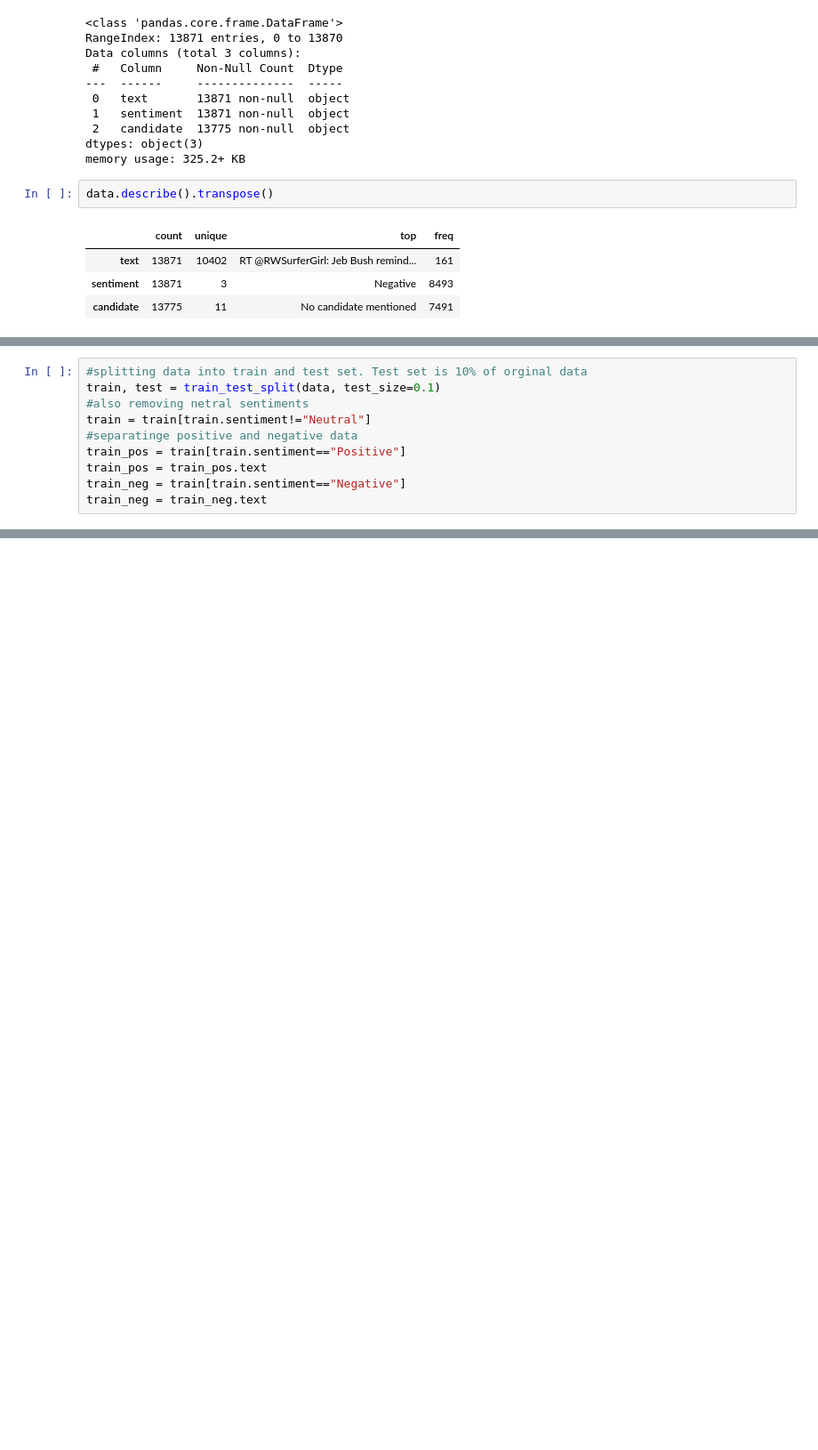
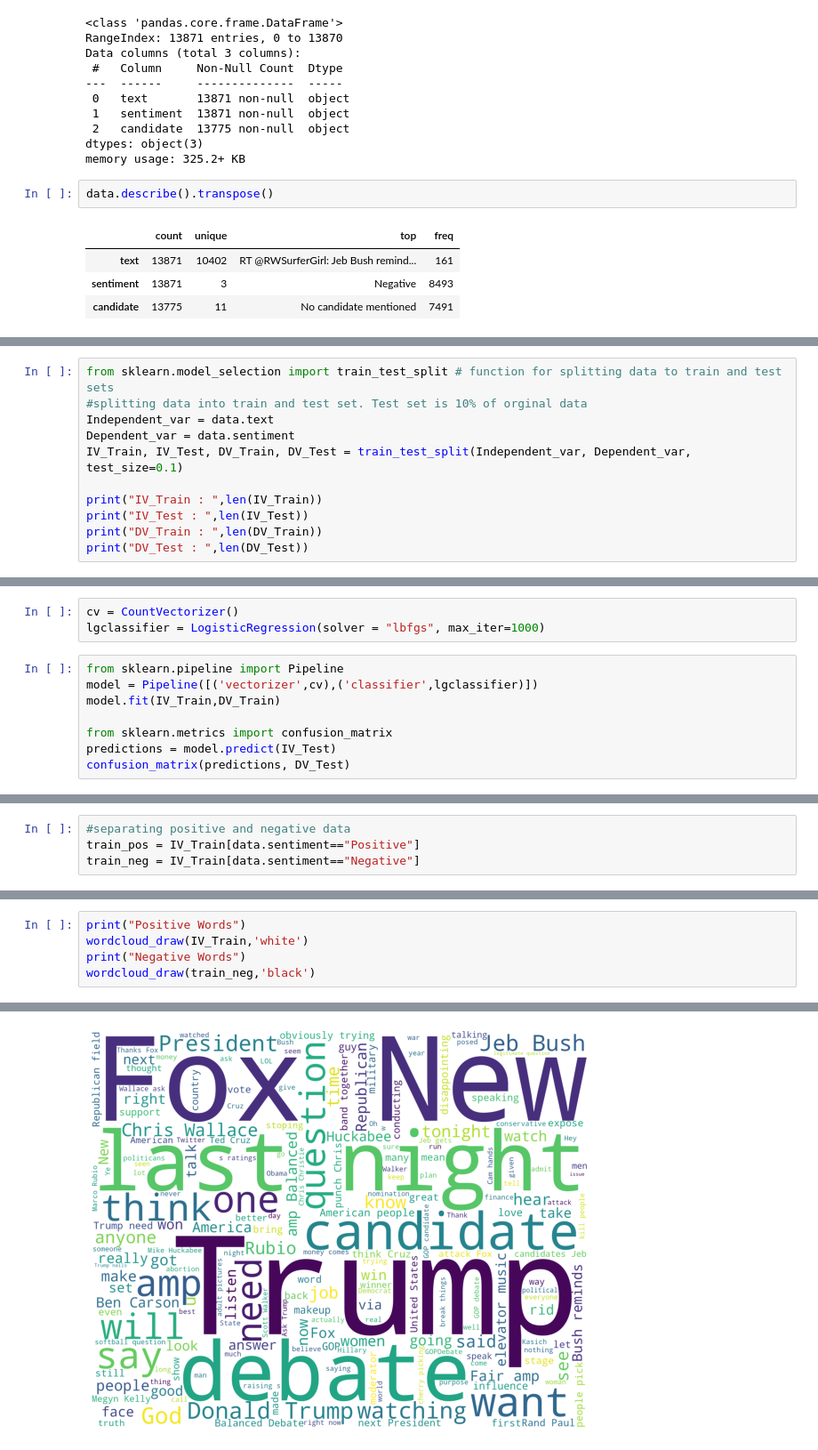
Before and after one commit to developersview/TwitterSentimentAnalysis, a Jupyter notebook: nlptwitter.ipynb, the cells around one changed output, grey strips where cells are left out. Shown: that part at 89% size. Saved outputs shown, nothing was run; the diff lists cells and outputs as text; blank space fills up the shorter version.

```diff
--- a/nlptwitter.ipynb
+++ b/nlptwitter.ipynb
@@ -54,3 +58,14 @@ plt.show()
 # %% [output]
 Percentage for default
 [figure]
+# %%
+from sklearn.model_selection import train_test_split # function for splitting data to train and test sets
+#splitting data into train and test set. Test set is 10% of orginal data
+Independent_var = data.text
+Dependent_var = data.sentiment
+IV_Train, IV_Test, DV_Train, DV_Test = train_test_split(Independent_var, Dependent_var, test_size=0.1)
+
+print("IV_Train : ",len(IV_Train))
+print("IV_Test : ",len(IV_Test))
+print("DV_Train : ",len(DV_Train))
+print("DV_Test : ",len(DV_Test))
@@ -56,0 +81,11 @@ Percentage for default
+# %%
+cv = CountVectorizer()
+lgclassifier = LogisticRegression(solver = "lbfgs", max_iter=1000)
+# %%
+from sklearn.pipeline import Pipeline
+model = Pipeline([('vectorizer',cv),('classifier',lgclassifier)])
+model.fit(IV_Train,DV_Train)
+
+from sklearn.metrics import confusion_matrix
+predictions = model.predict(IV_Test)
+confusion_matrix(predictions, DV_Test)
@@ -57,10 +119,4 @@ Percentage for default
 # %%
-#splitting data into train and test set. Test set is 10% of orginal data
-train, test = train_test_split(data, test_size=0.1)
-#also removing netral sentiments
-train = train[train.sentiment!="Neutral"]
-#separatinge positive and negative data
-train_pos = train[train.sentiment=="Positive"]
-train_pos = train_pos.text
-train_neg = train[train.sentiment=="Negative"]
-train_neg = train_neg.text
+#separating positive and negative data
+train_pos = IV_Train[data.sentiment=="Positive"]
+train_neg = IV_Train[data.sentiment=="Negative"]
@@ -129,0 +143,6 @@ test_neg = test_neg.text
+# %%
+print("Positive Words")
+wordcloud_draw(IV_Train,'white')
+print("Negative Words")
+wordcloud_draw(train_neg,'black')
+# %% [output]
@@ -129,0 +150 @@ test_neg = test_neg.text
+[figure, added]
```
Also changed, not shown: parts of 14 cells of this notebook.
